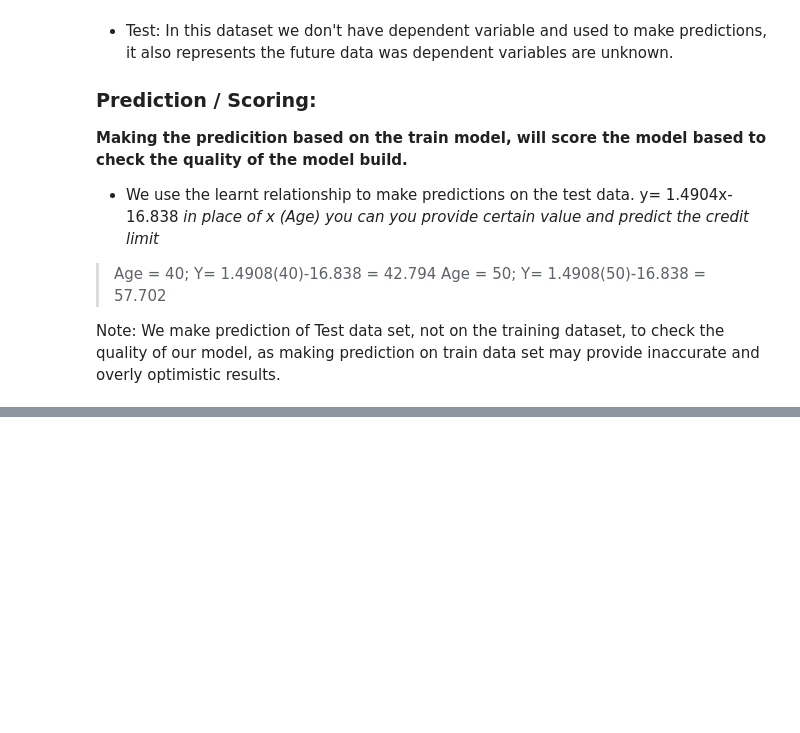
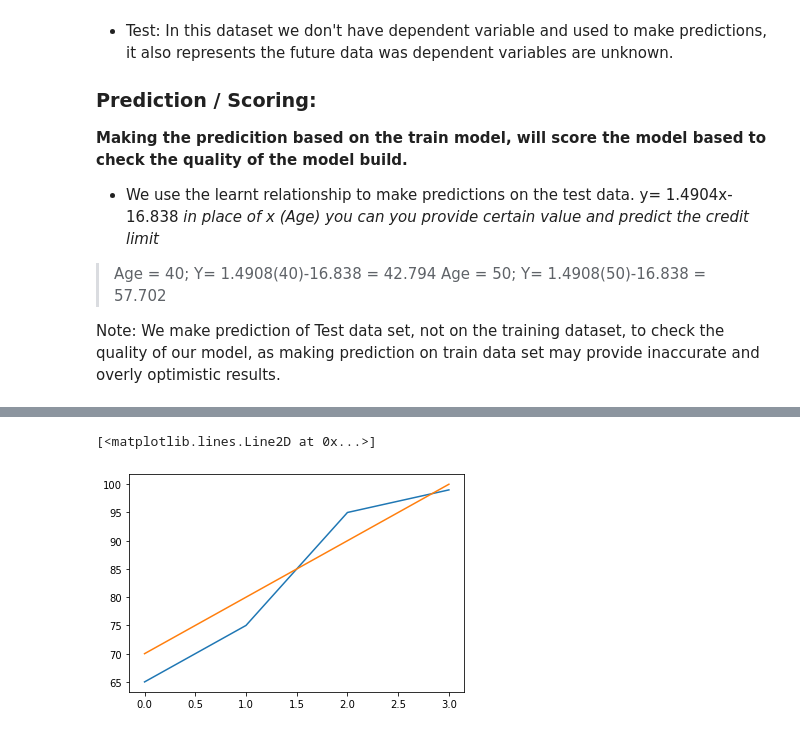
Before and after one commit to sntshred/DataScience, a Jupyter notebook: Operators.ipynb, the cells around one changed output, grey strips where cells are left out. Saved outputs shown, nothing was run; the diff lists cells and outputs as text; code cells hidden in the pictures; blank space fills up the shorter version.

```diff
--- a/Operators.ipynb
+++ b/Operators.ipynb
@@ -2392,0 +3202,10 @@ Note: We make prediction of Test data set, not on the training dataset, to check
+# %%
+calories_burnt = [65, 75, 95, 99]
+
+# draw the plot for calories burnt
+plt.plot(calories_burnt)
+# draw the plot for weight
+plt.plot(weight)
+# %% [output]
+[<matplotlib.lines.Line2D at 0x...>]
+[figure, added]
```
Also changed, not shown: parts of 91 cells of this notebook, 18 other files.
